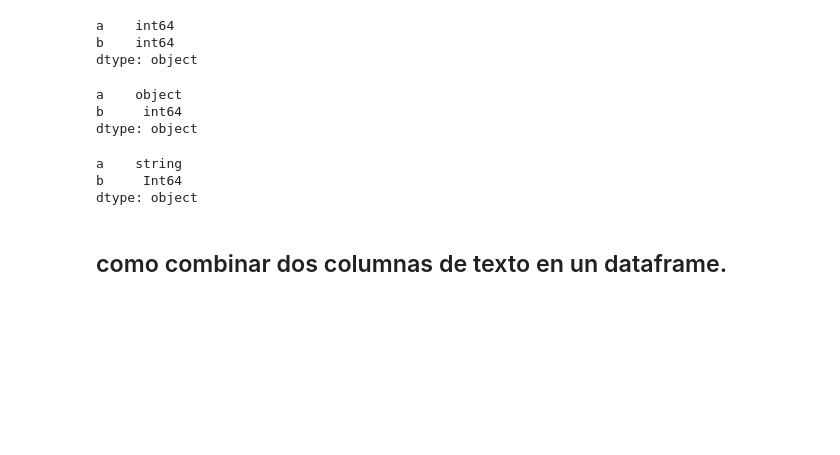
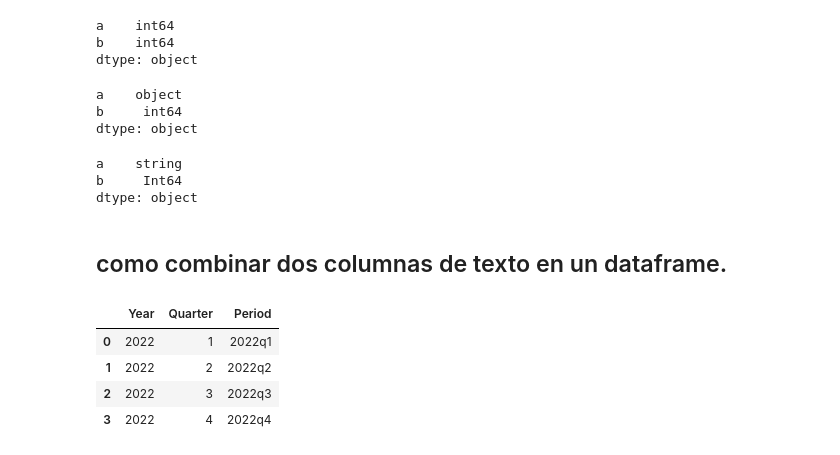
Before and after one commit to pacomm5/Plantillas, a Jupyter notebook: PANDAS.ipynb, the cells around one changed output. Saved outputs shown, nothing was run; the diff lists cells and outputs as text; code cells hidden in the pictures; blank space fills up the shorter version.

```diff
--- a/PANDAS.ipynb
+++ b/PANDAS.ipynb
@@ -1486,0 +1513,12 @@ dtype: object
+# %%
+df = pd.DataFrame([[2022, 1],[2022, 2],[2022, 3],[2022, 4]],
+                 columns=('Year', 'Quarter'))
+# %%
+df['Period'] = df.Year.astype(str).str.cat(df.Quarter.astype(str), sep='q')
+df
+# %% [output]
+|  | Year | Quarter | Period |
+| 0 | 2022 | 1 | 2022q1 |
+| 1 | 2022 | 2 | 2022q2 |
+| 2 | 2022 | 3 | 2022q3 |
+| 3 | 2022 | 4 | 2022q4 |
```
Also changed, not shown: parts of 6 cells of this notebook.
